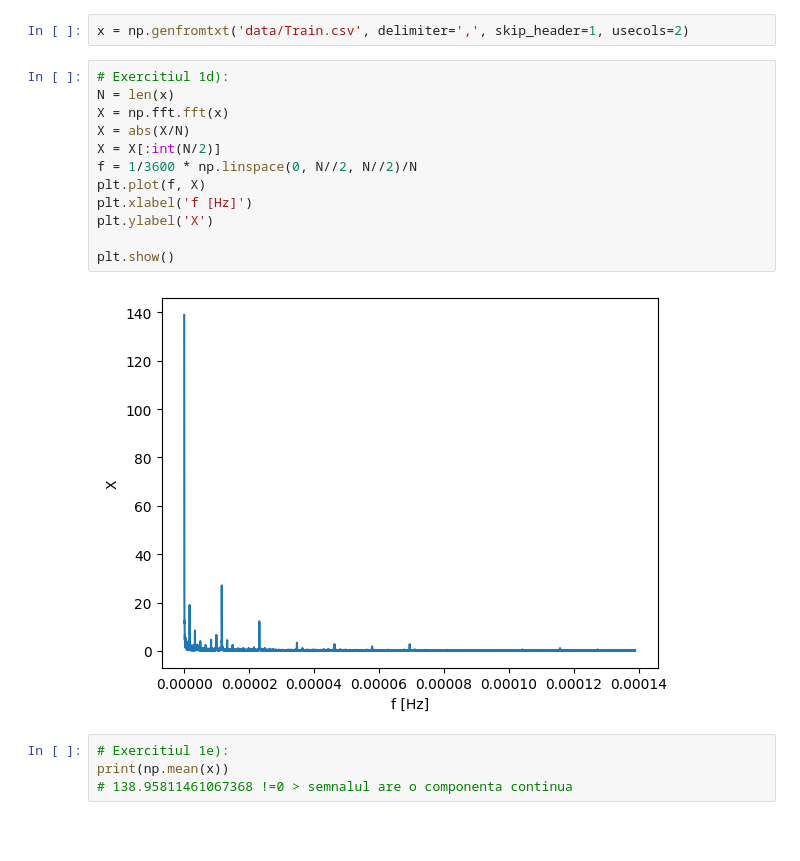
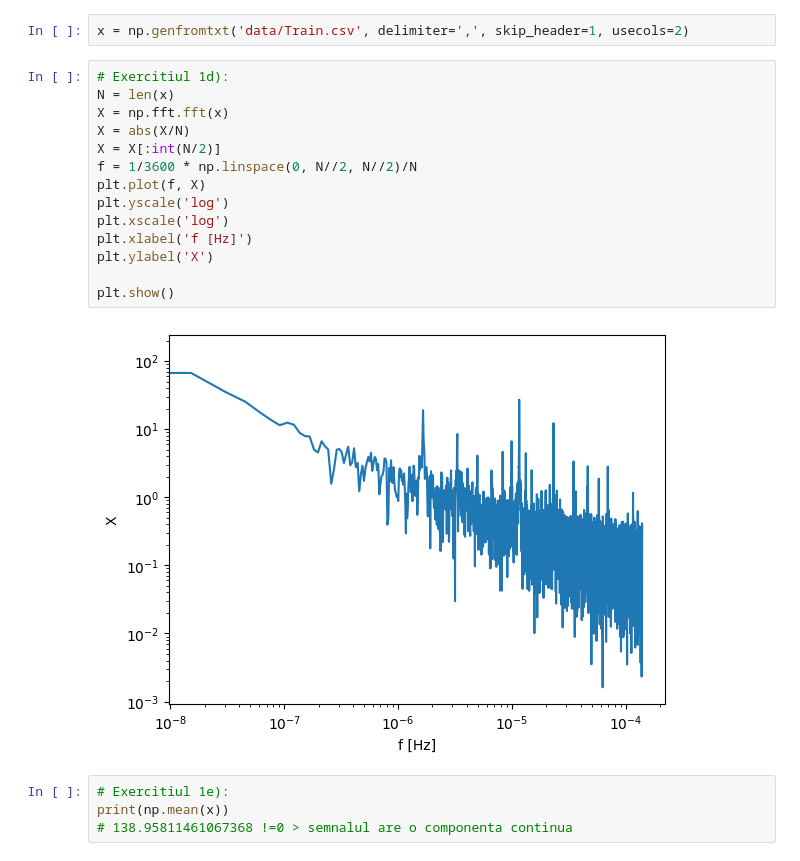
Before and after one commit to Apsodius1/Procesarea-Semnalelor, a Jupyter notebook: lab5/lab5.ipynb, the cells around one changed output. Saved outputs shown, nothing was run; the diff lists cells and outputs as text; blank space fills up the shorter version.

```diff
--- a/lab5/lab5.ipynb
+++ b/lab5/lab5.ipynb
@@ -11,17 +11,19 @@ x = np.genfromtxt('data/Train.csv', delimiter=',', skip_header=1, usecols=2)
 # %%
 # Exercitiul 1d):
 N = len(x)
 X = np.fft.fft(x)
 X = abs(X/N)
 X = X[:int(N/2)]
 f = 1/3600 * np.linspace(0, N//2, N//2)/N
 plt.plot(f, X)
+plt.yscale('log')
+plt.xscale('log')
 plt.xlabel('f [Hz]')
 plt.ylabel('X')
 
 plt.show()
 # %% [output]
-[figure, old version]
+[figure, new version]
 # %%
 # Exercitiul 1e):
 print(np.mean(x))
```
Also changed, not shown: 3 other files.
